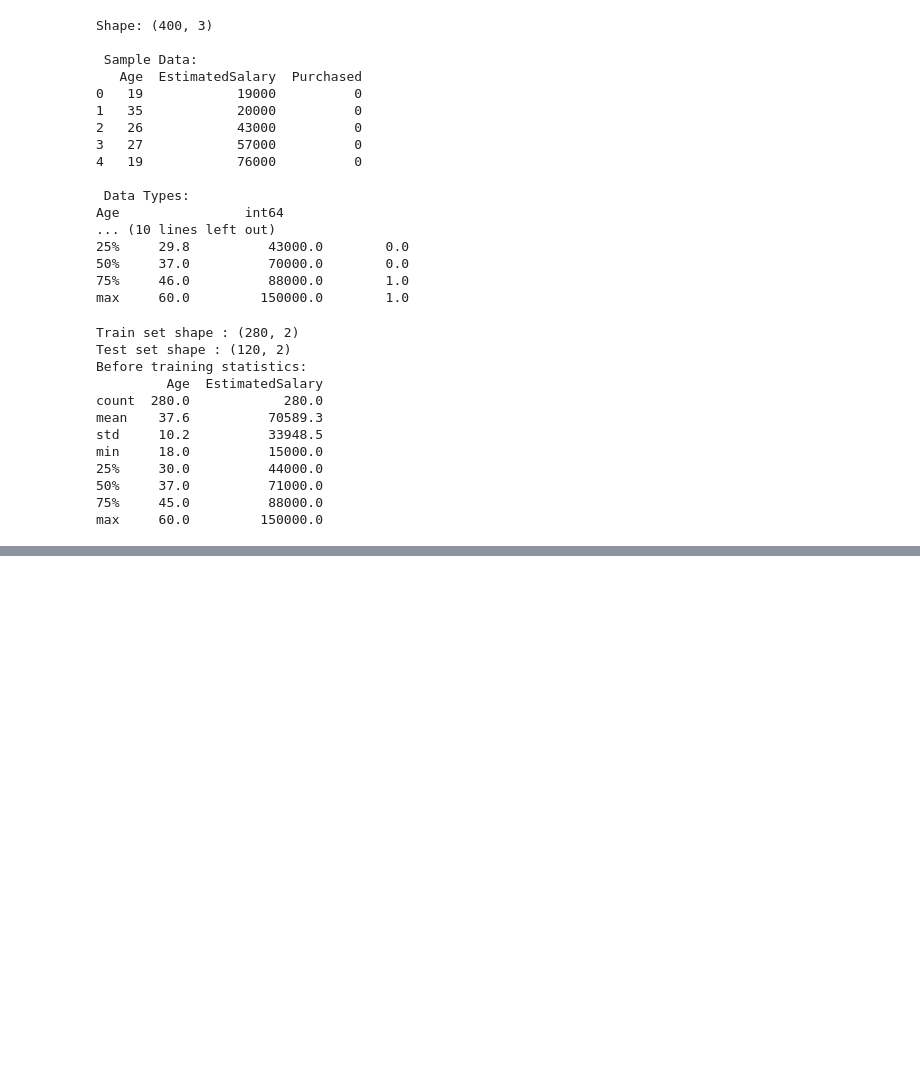
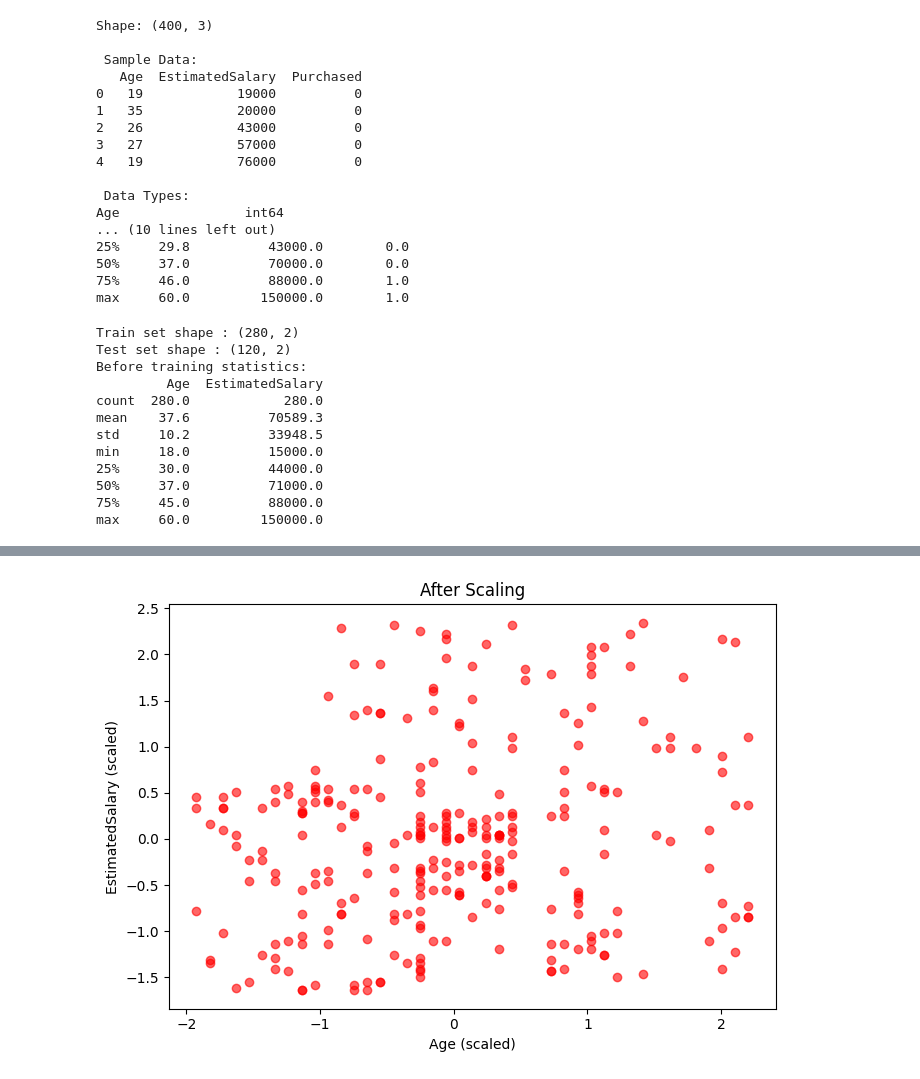
Before and after one commit to kinari3007/100-days-of-Machine-Learning, a Jupyter notebook: Day_24/standardization.ipynb, the cells around one changed output, grey strips where cells are left out. Saved outputs shown, nothing was run; the diff lists cells and outputs as text; code cells hidden in the pictures; blank space fills up the shorter version.

```diff
--- a/Day_24/standardization.ipynb
+++ b/Day_24/standardization.ipynb
@@ -92,0 +122,13 @@ SyntaxError: invalid decimal literal (2375775756.py, line 8)
+# %%
+# After scaling
+fig, ax = plt.subplots(figsize=(7, 5))
+
+ax.scatter(X_train_scaled['Age'], X_train_scaled['EstimatedSalary'],
+           color='red', alpha=0.6)
+ax.set_title("After Scaling")
+ax.set_xlabel("Age (scaled)")
+ax.set_ylabel("EstimatedSalary (scaled)")
+plt.tight_layout()
+plt.show()
+# %% [output]
+[figure, added]
```
Also changed, not shown: parts of 10 cells of this notebook.
